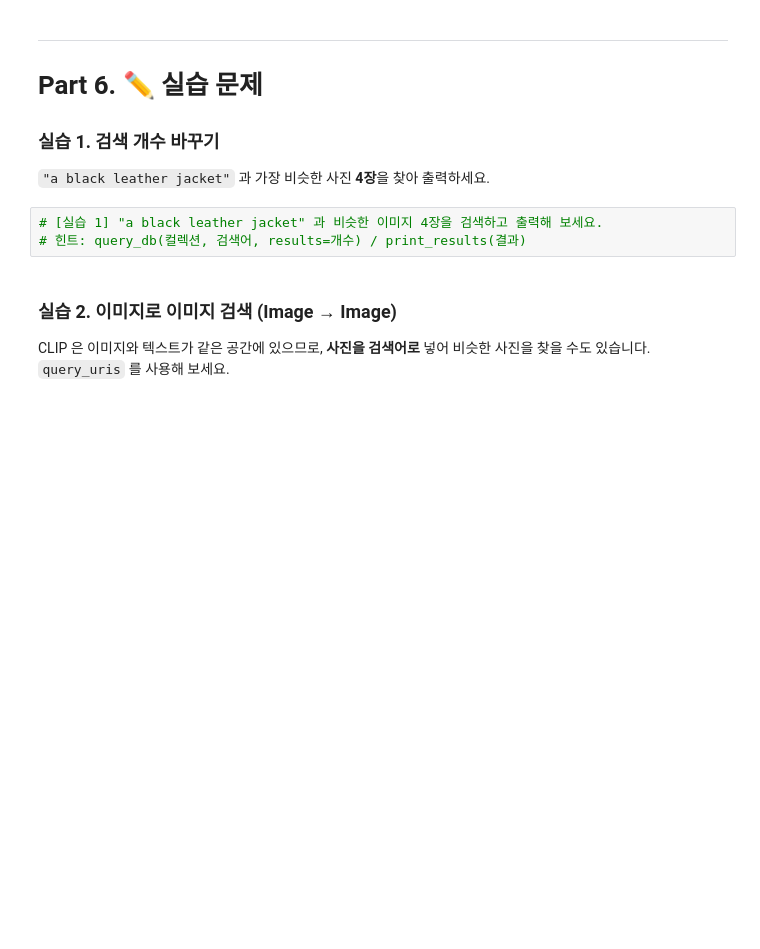
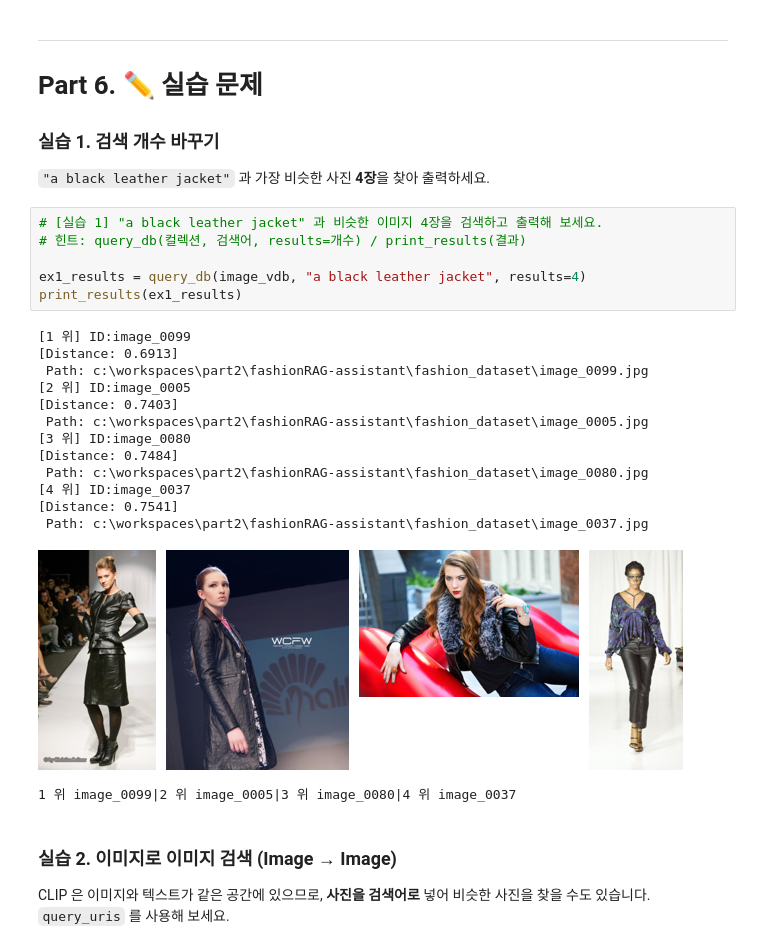
Before and after one commit to string2015-dev/Muti-modal-Fashion-RAG-lecture, a Jupyter notebook: FashionRAG_멀티모달RAG_수업.ipynb, the cells around one changed output. Cells and saved outputs as stored; diff of their text form; blank space fills up the shorter version.

```diff
--- a/FashionRAG_멀티모달RAG_수업.ipynb
+++ b/FashionRAG_멀티모달RAG_수업.ipynb
@@ -972,6 +995,24 @@ FashionRAG 를 종료합니다.
 # %%
 # [실습 1] "a black leather jacket" 과 비슷한 이미지 4장을 검색하고 출력해 보세요.
 # 힌트: query_db(컬렉션, 검색어, results=개수) / print_results(결과)
+
+ex1_results = query_db(image_vdb, "a black leather jacket", results=4)
+print_results(ex1_results)
+# %% [output]
+[1 위] ID:image_0099
+[Distance: 0.6913]
+ Path: c:\workspaces\part2\fashionRAG-assistant\fashion_dataset\image_0099.jpg
+[2 위] ID:image_0005
+[Distance: 0.7403]
+ Path: c:\workspaces\part2\fashionRAG-assistant\fashion_dataset\image_0005.jpg
+[3 위] ID:image_0080
+[Distance: 0.7484]
+ Path: c:\workspaces\part2\fashionRAG-assistant\fashion_dataset\image_0080.jpg
+[4 위] ID:image_0037
+[Distance: 0.7541]
+ Path: c:\workspaces\part2\fashionRAG-assistant\fashion_dataset\image_0037.jpg
+[figure, added]
+1 위 image_0099|2 위 image_0005|3 위 image_0080|4 위 image_0037
 # %% [markdown]
 ### 실습 2. 이미지로 이미지 검색 (Image → Image)
 CLIP 은 이미지와 텍스트가 같은 공간에 있으므로, **사진을 검색어로** 넣어 비슷한 사진을 찾을 수도 있습니다. `query_uris` 를 사용해 보세요.
```
Also changed, not shown: parts of 7 cells of this notebook, 3 other files.
